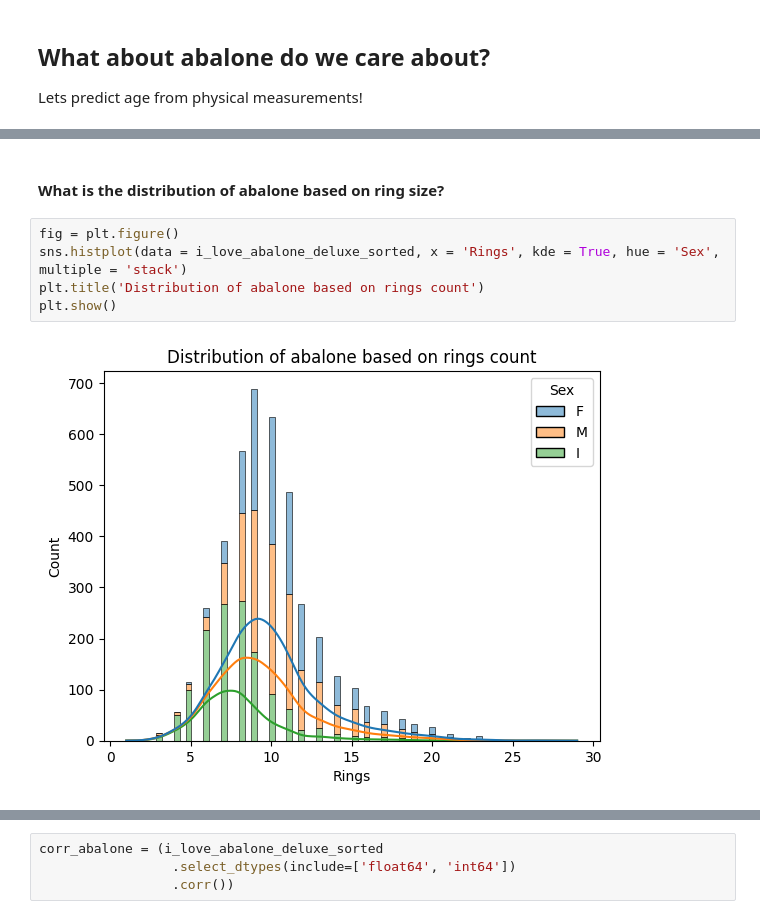
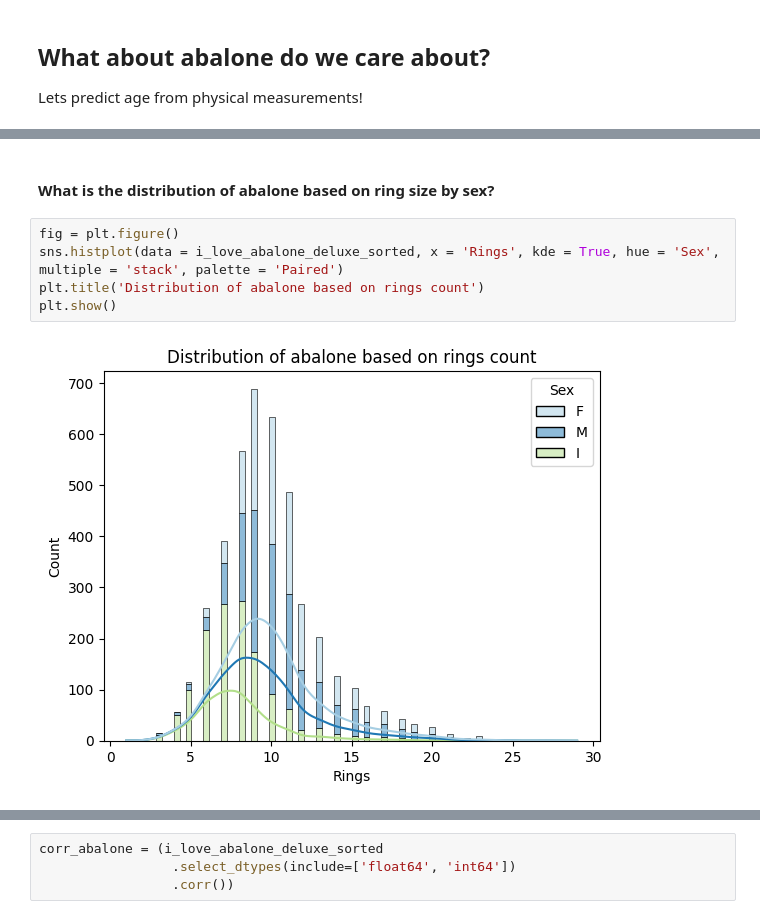
Before and after one commit to takeenshamloo/eds217-data-exploration-project, a Jupyter notebook: AbaloneProject.ipynb, the cells around one changed output, grey strips where cells are left out. Drawn from its saved outputs; the diff is of its cells as text.

```diff
--- a/AbaloneProject.ipynb
+++ b/AbaloneProject.ipynb
@@ -127,9 +146,9 @@ Lets predict age from physical measurements!
 # %% [markdown]
-#### What is the distribution of abalone based on ring size?
+#### What is the distribution of abalone based on ring size by sex?
 # %%
 fig = plt.figure()
-sns.histplot(data = i_love_abalone_deluxe_sorted, x = 'Rings', kde = True, hue = 'Sex', multiple = 'stack')
+sns.histplot(data = i_love_abalone_deluxe_sorted, x = 'Rings', kde = True, hue = 'Sex', multiple = 'stack', palette = 'Paired')
 plt.title('Distribution of abalone based on rings count')
 plt.show()
 # %% [output]
-[figure, old version]
+[figure, new version]
```
Also changed, not shown: parts of 14 cells of this notebook.
